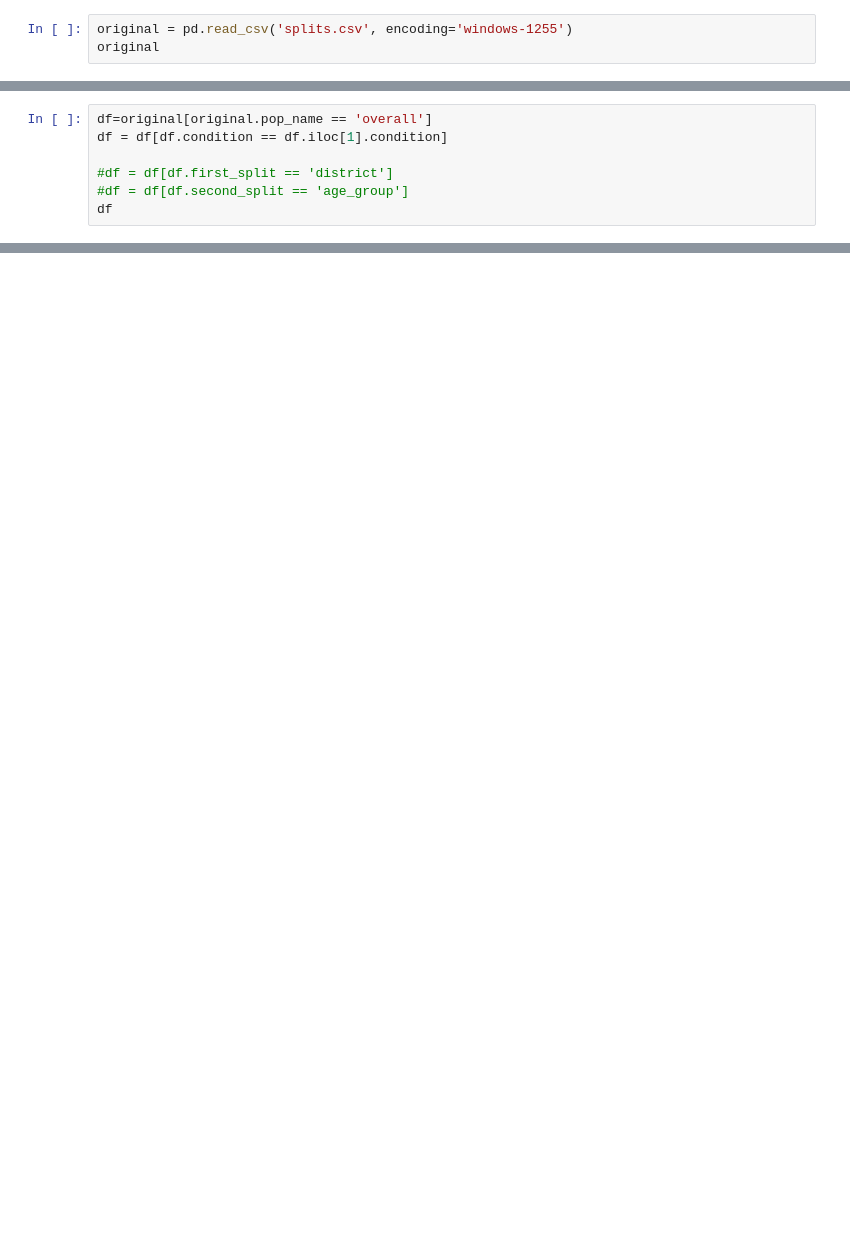
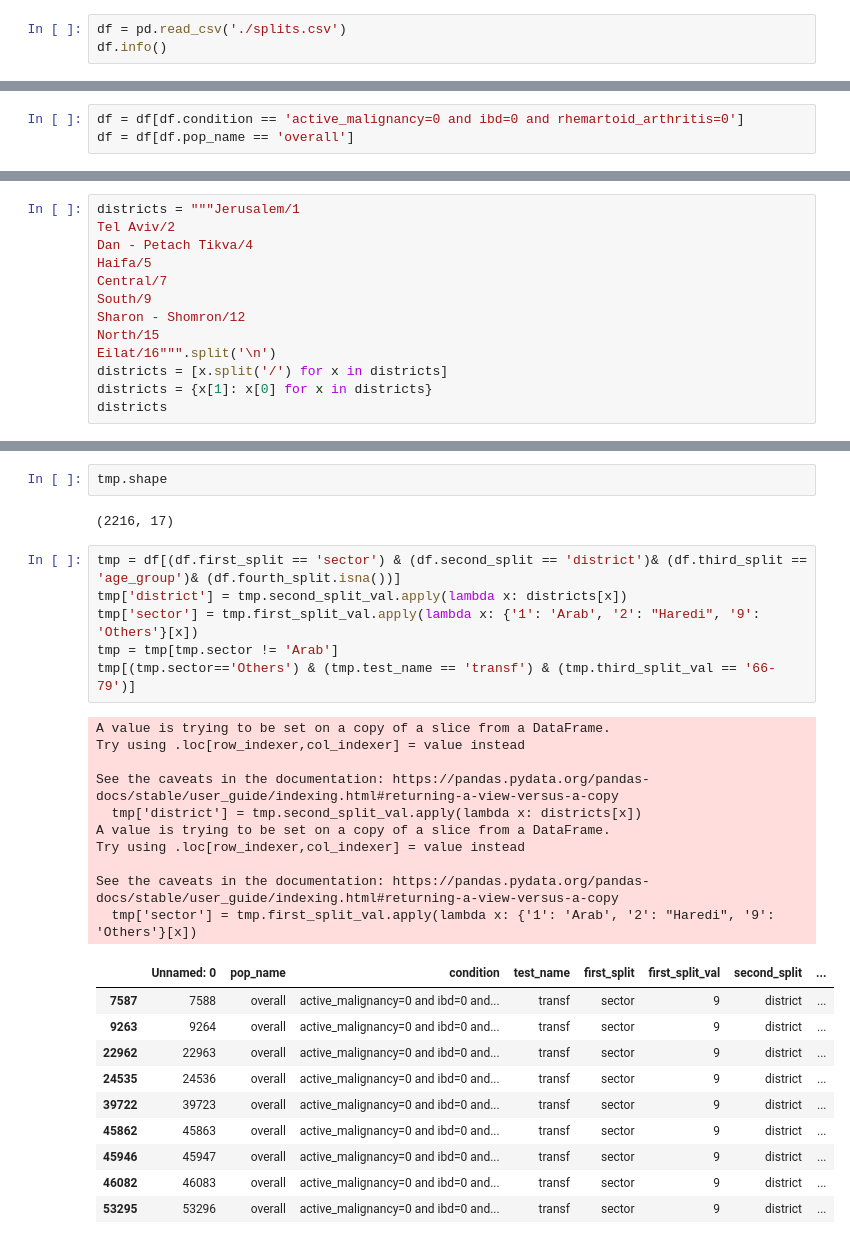
Before and after one commit to shtota/ExplainableClustering, a Jupyter notebook: clalit.ipynb, the cells around one changed output, grey strips where cells are left out. Saved outputs shown, nothing was run; the diff lists cells and outputs as text; blank space fills up the shorter version.

```diff
--- a/clalit.ipynb
+++ b/clalit.ipynb
@@ -9,4 +23,4 @@ with open('splits.csv', 'w',encoding='windows-1255') as f:
 # %%
-original = pd.read_csv('splits.csv', encoding='windows-1255')
-original
+df = pd.read_csv('./splits.csv')
+df.info()
 # %% [output]
@@ -26,7 +43,0 @@ original
-# %%
-df=original[original.pop_name == 'overall']
-df = df[df.condition == df.iloc[1].condition]
-
-#df = df[df.first_split == 'district']
-#df = df[df.second_split == 'age_group']
-df
@@ -78,0 +44,3 @@ text[:2000]
+# %%
+df = df[df.condition == 'active_malignancy=0 and ibd=0 and rhemartoid_arthritis=0']
+df = df[df.pop_name == 'overall']
@@ -78,0 +97,13 @@ text[:2000]
+# %%
+districts = """Jerusalem/1
+Tel Aviv/2
+Dan - Petach Tikva/4
+Haifa/5
+Central/7
+South/9
+Sharon - Shomron/12
+North/15
+Eilat/16""".split('\n')
+districts = [x.split('/') for x in districts]
+districts = {x[1]: x[0] for x in districts}
+districts
@@ -78,0 +120,31 @@ text[:2000]
+# %%
+tmp.shape
+# %% [output]
+(2216, 17)
+# %%
+tmp = df[(df.first_split == 'sector') & (df.second_split == 'district')& (df.third_split == 'age_group')& (df.fourth_split.isna())]
+tmp['district'] = tmp.second_split_val.apply(lambda x: districts[x])
+tmp['sector'] = tmp.first_split_val.apply(lambda x: {'1': 'Arab', '2': "Haredi", '9': 'Others'}[x])
+tmp = tmp[tmp.sector != 'Arab']
+tmp[(tmp.sector=='Others') & (tmp.test_name == 'transf') & (tmp.third_split_val == '66-79')]
+# %% [output]
+A value is trying to be set on a copy of a slice from a DataFrame.
+Try using .loc[row_indexer,col_indexer] = value instead
+
+See the caveats in the documentation: https://pandas.pydata.org/pandas-docs/stable/user_guide/indexing.html#returning-a-view-versus-a-copy
+  tmp['district'] = tmp.second_split_val.apply(lambda x: districts[x])
+A value is trying to be set on a copy of a slice from a DataFrame.
+Try using .loc[row_indexer,col_indexer] = value instead
+
+See the caveats in the documentation: https://pandas.pydata.org/pandas-docs/stable/user_guide/indexing.html#returning-a-view-versus-a-copy
+  tmp['sector'] = tmp.first_split_val.apply(lambda x: {'1': 'Arab', '2': "Haredi", '9': 'Others'}[x])
+|  | Unnamed: 0 | pop_name | condition | test_name | first_split | first_split_val | second_split | ... |
+| 7587 | 7588 | overall | active_malignancy=0 and ibd=0 and... | transf | sector | 9 | district | ... |
+| 9263 | 9264 | overall | active_malignancy=0 and ibd=0 and... | transf | sector | 9 | district | ... |
+| 22962 | 22963 | overall | active_malignancy=0 and ibd=0 and... | transf | sector | 9 | district | ... |
+| 24535 | 24536 | overall | active_malignancy=0 and ibd=0 and... | transf | sector | 9 | district | ... |
+| 39722 | 39723 | overall | active_malignancy=0 and ibd=0 and... | transf | sector | 9 | district | ... |
+| 45862 | 45863 | overall | active_malignancy=0 and ibd=0 and... | transf | sector | 9 | district | ... |
+| 45946 | 45947 | overall | active_malignancy=0 and ibd=0 and... | transf | sector | 9 | district | ... |
+| 46082 | 46083 | overall | active_malignancy=0 and ibd=0 and... | transf | sector | 9 | district | ... |
+| 53295 | 53296 | overall | active_malignancy=0 and ibd=0 and... | transf | sector | 9 | district | ... |
```
Also changed, not shown: parts of 14 cells of this notebook.
